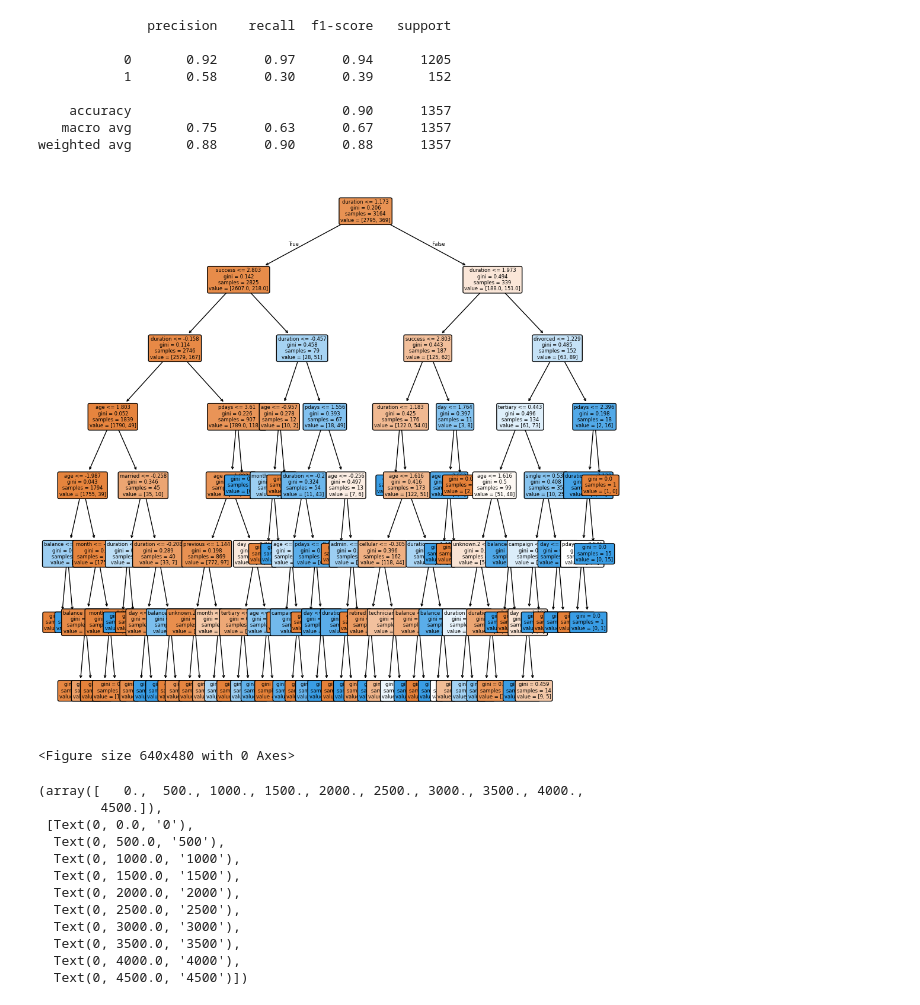
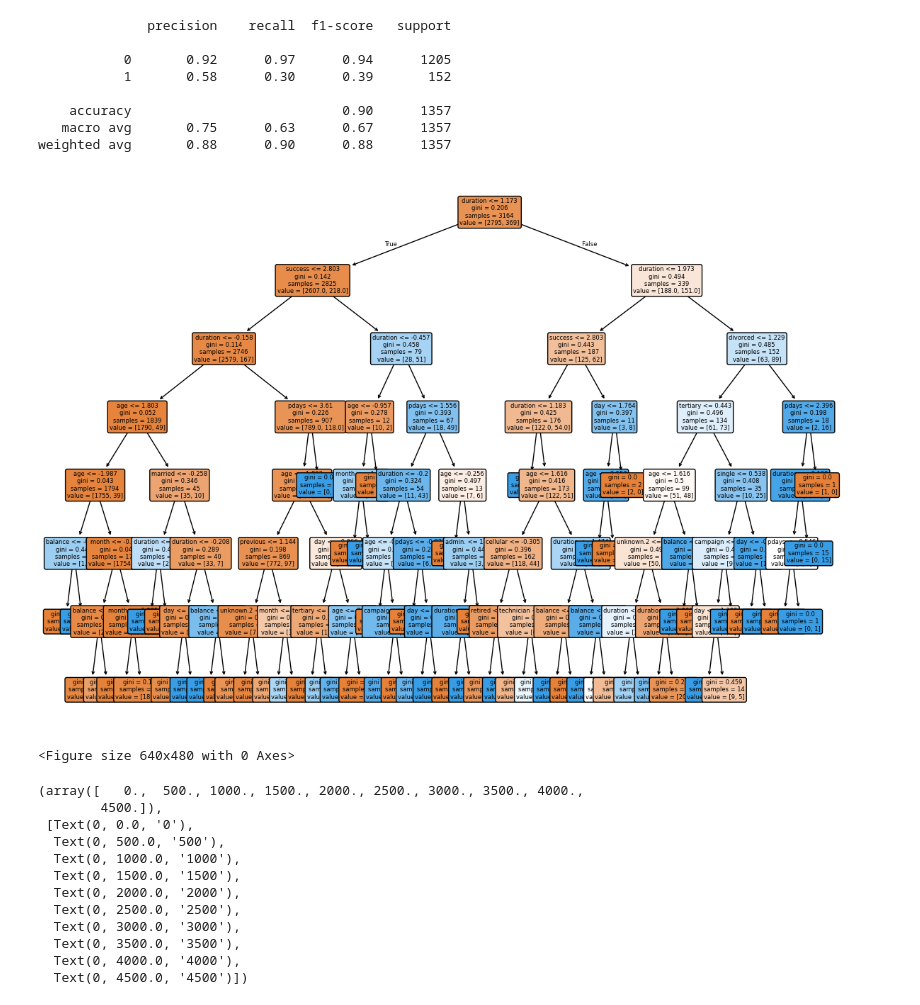
Before and after one commit to tsdandekar24/final_project, a Jupyter notebook: ml_and_visuals.ipynb, the cells around one changed output. Saved outputs shown, nothing was run; the diff lists cells and outputs as text; code cells hidden in the pictures.

```diff
--- a/ml_and_visuals.ipynb
+++ b/ml_and_visuals.ipynb
@@ -135,18 +135,18 @@ weighted avg       0.88      0.90      0.88      1357
 # %%
 from sklearn import tree
 import matplotlib.pyplot as plt
 
 model = tree.DecisionTreeClassifier(max_depth = 7, random_state = 42)
 model = model.fit(X_train, y_train)
 
 
-plt.figure(figsize=(12, 12))
+plt.figure(figsize=(14, 10))
 tree.plot_tree(model, feature_names = list(X.columns), filled = True, fontsize = 6, rounded = True)
 
 plt.show()
 plt.savefig("tree.svg")
 # %% [output]
-[figure, old version]
+[figure, new version]
 <Figure size 640x480 with 0 Axes>
 # %%
 outcome_count = bank_df_full["y"].value_counts()
```
